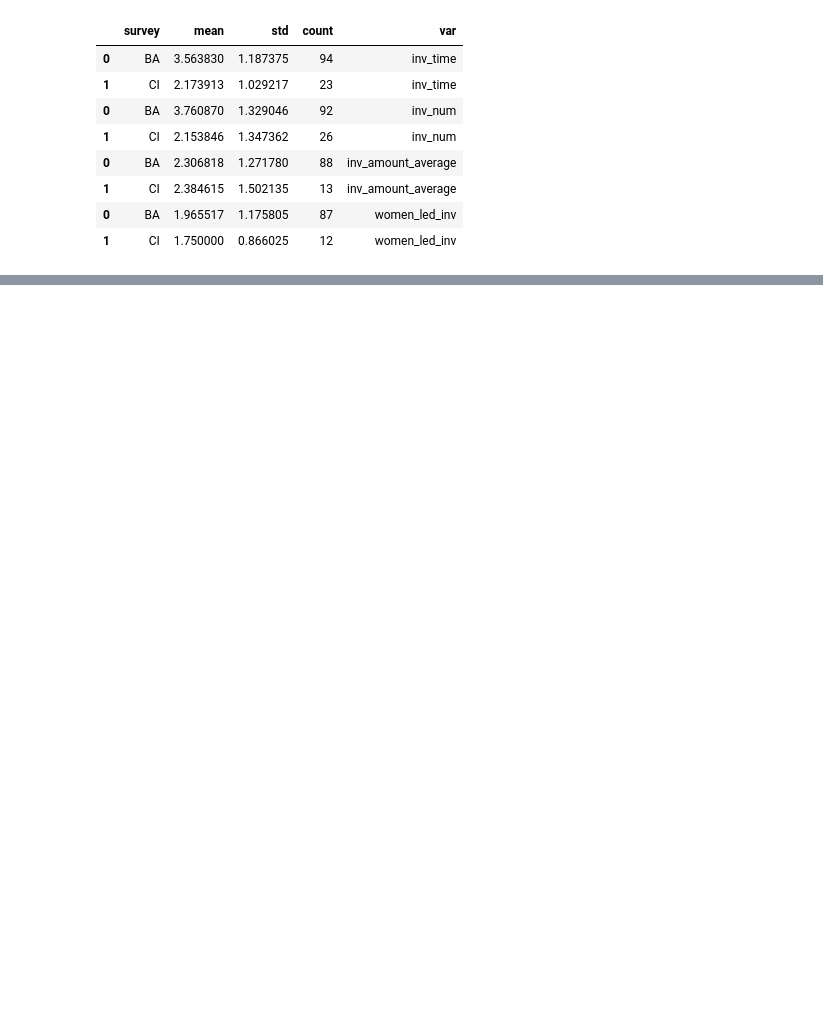
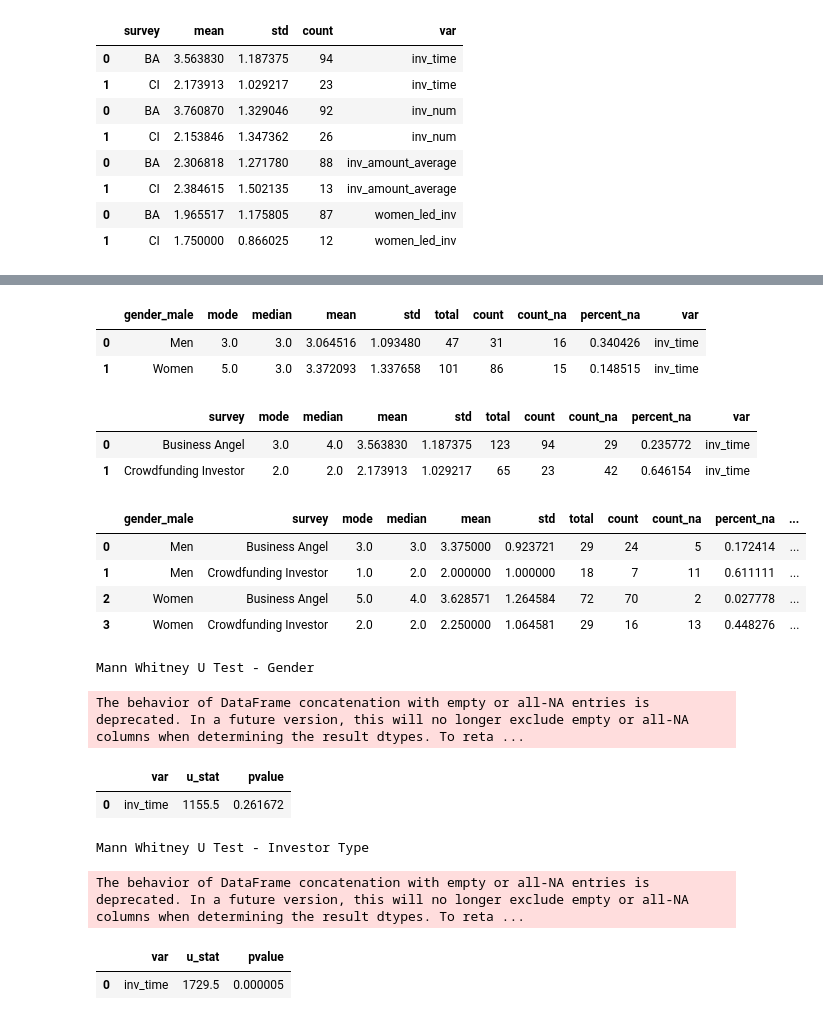
Before and after one commit to D2HStack/BAC4SHC, a Jupyter notebook: descriptive.ipynb, the cells around one changed output, grey strips where cells are left out. Saved outputs shown, nothing was run; the diff lists cells and outputs as text; code cells hidden in the pictures; blank space fills up the shorter version.

Commit message:
descriptive statistics

```diff
--- a/descriptive.ipynb
+++ b/descriptive.ipynb
@@ -247,0 +373,7 @@ fig.show()
+# %%
+# Statistics - BA/CI
+funcs=[mode, 'median', 'mean', 'std', 'count']
+groups=['survey']
+columns=['inv_time',]
+
+basic_stats(funcs, groups, columns)
@@ -247,0 +568,34 @@ fig.show()
+# %%
+import pandas as pd
+import plotly.express as px
+import plotly.graph_objects as go
+
+df=df_load.copy()
+main_title='Investment Experience'
+x_title=''
+x_label='inv_time'
+y_title='Frequency'
+category_range=[1,2,3,4,5]
+category_orders=['Within the last year','2-3 years ago', '4-6 years ago', '7-9 years ago', '10 or more years ago']
+
+des_anal(df, main_title, x_title, x_label, y_title, category_range, category_orders)
+# %% [output]
+|  | gender_male | mode | median | mean | std | total | count | count_na | percent_na | var |
+| 0 | Men | 3.0 | 3.0 | 3.064516 | 1.093480 | 47 | 31 | 16 | 0.340426 | inv_time |
+| 1 | Women | 5.0 | 3.0 | 3.372093 | 1.337658 | 101 | 86 | 15 | 0.148515 | inv_time |
+|  | survey | mode | median | mean | std | total | count | count_na | percent_na | var |
+| 0 | Business Angel | 3.0 | 4.0 | 3.563830 | 1.187375 | 123 | 94 | 29 | 0.235772 | inv_time |
+| 1 | Crowdfunding Investor | 2.0 | 2.0 | 2.173913 | 1.029217 | 65 | 23 | 42 | 0.646154 | inv_time |
+|  | gender_male | survey | mode | median | mean | std | total | count | count_na | percent_na | ... |
+| 0 | Men | Business Angel | 3.0 | 3.0 | 3.375000 | 0.923721 | 29 | 24 | 5 | 0.172414 | ... |
+| 1 | Men | Crowdfunding Investor | 1.0 | 2.0 | 2.000000 | 1.000000 | 18 | 7 | 11 | 0.611111 | ... |
+| 2 | Women | Business Angel | 5.0 | 4.0 | 3.628571 | 1.264584 | 72 | 70 | 2 | 0.027778 | ... |
+| 3 | Women | Crowdfunding Investor | 2.0 | 2.0 | 2.250000 | 1.064581 | 29 | 16 | 13 | 0.448276 | ... |
+Mann Whitney U Test - Gender
+The behavior of DataFrame concatenation with empty or all-NA entries is deprecated. In a future version, this will no longer exclude empty or all-NA columns when determining the result dtypes. To reta ...
+|  | var | u_stat | pvalue |
+| 0 | inv_time | 1155.5 | 0.261672 |
+Mann Whitney U Test - Investor Type
+The behavior of DataFrame concatenation with empty or all-NA entries is deprecated. In a future version, this will no longer exclude empty or all-NA columns when determining the result dtypes. To reta ...
+|  | var | u_stat | pvalue |
+| 0 | inv_time | 1729.5 | 0.000005 |
```
Also changed, not shown: parts of 17 cells of this notebook, 1 other file.
